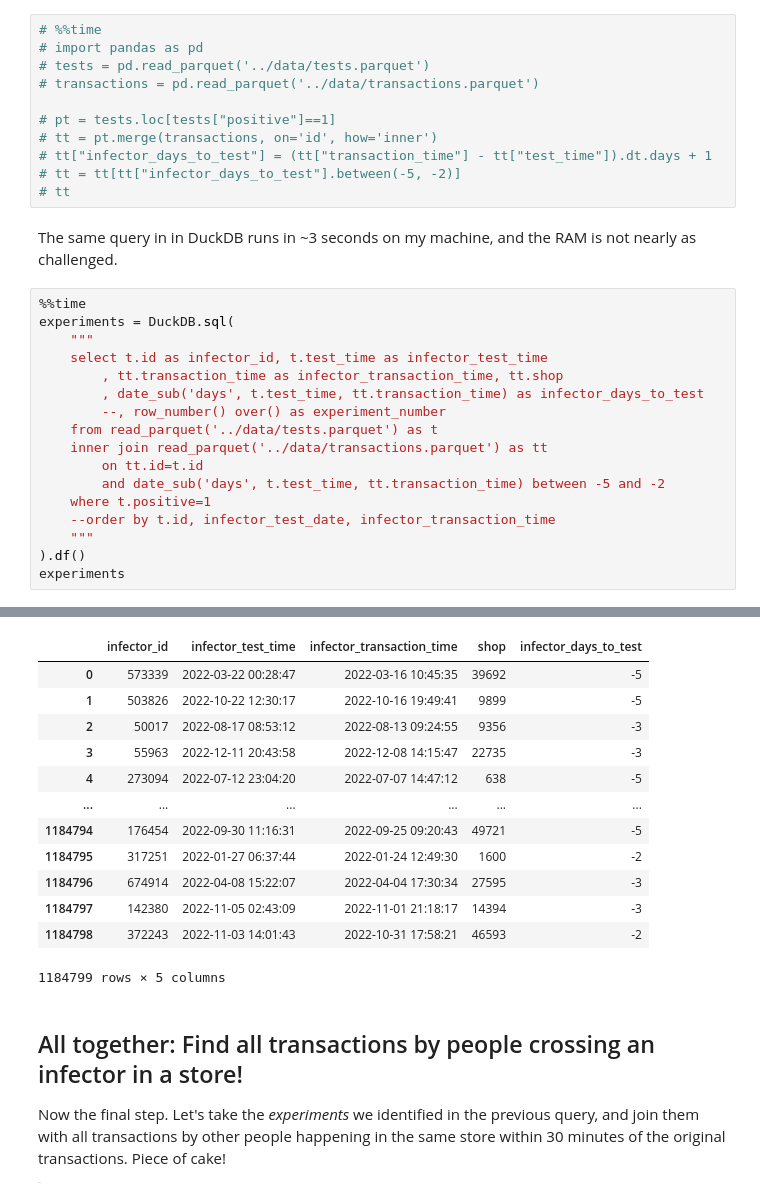
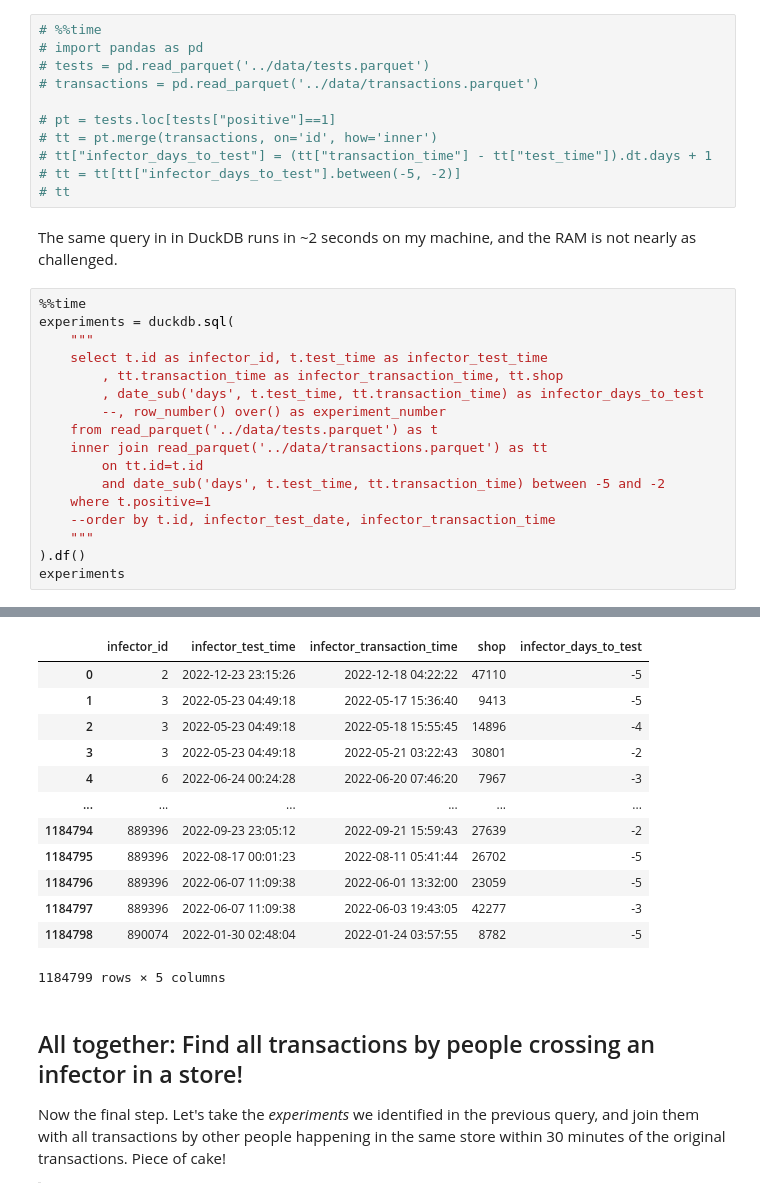
Before and after one commit to alemartinello/BigDataMadeSmall, a Jupyter notebook: Workshop/The_basics.ipynb, the cells around one changed output, grey strips where cells are left out. Cells and saved outputs as stored; diff of their text form.

```diff
--- a/Workshop/The_basics.ipynb
+++ b/Workshop/The_basics.ipynb
@@ -428,10 +428,10 @@ The code belows does this join in `pandas`. It's uncommented, as you should only
 # tt = tt[tt["infector_days_to_test"].between(-5, -2)]
 # tt
 # %% [markdown]
-The same query in in DuckDB runs in ~3 seconds on my machine, and the RAM is not nearly as challenged.
+The same query in in DuckDB runs in ~2 seconds on my machine, and the RAM is not nearly as challenged.
 # %%
 %%time
-experiments = DuckDB.sql(
+experiments = duckdb.sql(
     """
     select t.id as infector_id, t.test_time as infector_test_time
         , tt.transaction_time as infector_transaction_time, tt.shop
@@ -452,15 +452,15 @@ Wall time: 6.08 s
 |  | infector_id | infector_test_time | infector_transaction_time | shop | infector_days_to_test |
-| 0 | 573339 | 2022-03-22 00:28:47 | 2022-03-16 10:45:35 | 39692 | -5 |
-| 1 | 503826 | 2022-10-22 12:30:17 | 2022-10-16 19:49:41 | 9899 | -5 |
-| 2 | 50017 | 2022-08-17 08:53:12 | 2022-08-13 09:24:55 | 9356 | -3 |
-| 3 | 55963 | 2022-12-11 20:43:58 | 2022-12-08 14:15:47 | 22735 | -3 |
-| 4 | 273094 | 2022-07-12 23:04:20 | 2022-07-07 14:47:12 | 638 | -5 |
+| 0 | 2 | 2022-12-23 23:15:26 | 2022-12-18 04:22:22 | 47110 | -5 |
+| 1 | 3 | 2022-05-23 04:49:18 | 2022-05-17 15:36:40 | 9413 | -5 |
+| 2 | 3 | 2022-05-23 04:49:18 | 2022-05-18 15:55:45 | 14896 | -4 |
+| 3 | 3 | 2022-05-23 04:49:18 | 2022-05-21 03:22:43 | 30801 | -2 |
+| 4 | 6 | 2022-06-24 00:24:28 | 2022-06-20 07:46:20 | 7967 | -3 |
 | ... | ... | ... | ... | ... | ... |
-| 1184794 | 176454 | 2022-09-30 11:16:31 | 2022-09-25 09:20:43 | 49721 | -5 |
-| 1184795 | 317251 | 2022-01-27 06:37:44 | 2022-01-24 12:49:30 | 1600 | -2 |
-| 1184796 | 674914 | 2022-04-08 15:22:07 | 2022-04-04 17:30:34 | 27595 | -3 |
-| 1184797 | 142380 | 2022-11-05 02:43:09 | 2022-11-01 21:18:17 | 14394 | -3 |
-| 1184798 | 372243 | 2022-11-03 14:01:43 | 2022-10-31 17:58:21 | 46593 | -2 |
+| 1184794 | 889396 | 2022-09-23 23:05:12 | 2022-09-21 15:59:43 | 27639 | -2 |
+| 1184795 | 889396 | 2022-08-17 00:01:23 | 2022-08-11 05:41:44 | 26702 | -5 |
+| 1184796 | 889396 | 2022-06-07 11:09:38 | 2022-06-01 13:32:00 | 23059 | -5 |
+| 1184797 | 889396 | 2022-06-07 11:09:38 | 2022-06-03 19:43:05 | 42277 | -3 |
+| 1184798 | 890074 | 2022-01-30 02:48:04 | 2022-01-24 03:57:55 | 8782 | -5 |
 1184799 rows × 5 columns
 # %% [markdown]
 ## All together: Find all transactions by people crossing an infector in a store!
```
Also changed, not shown: parts of 17 cells of this notebook, 1 other file.
